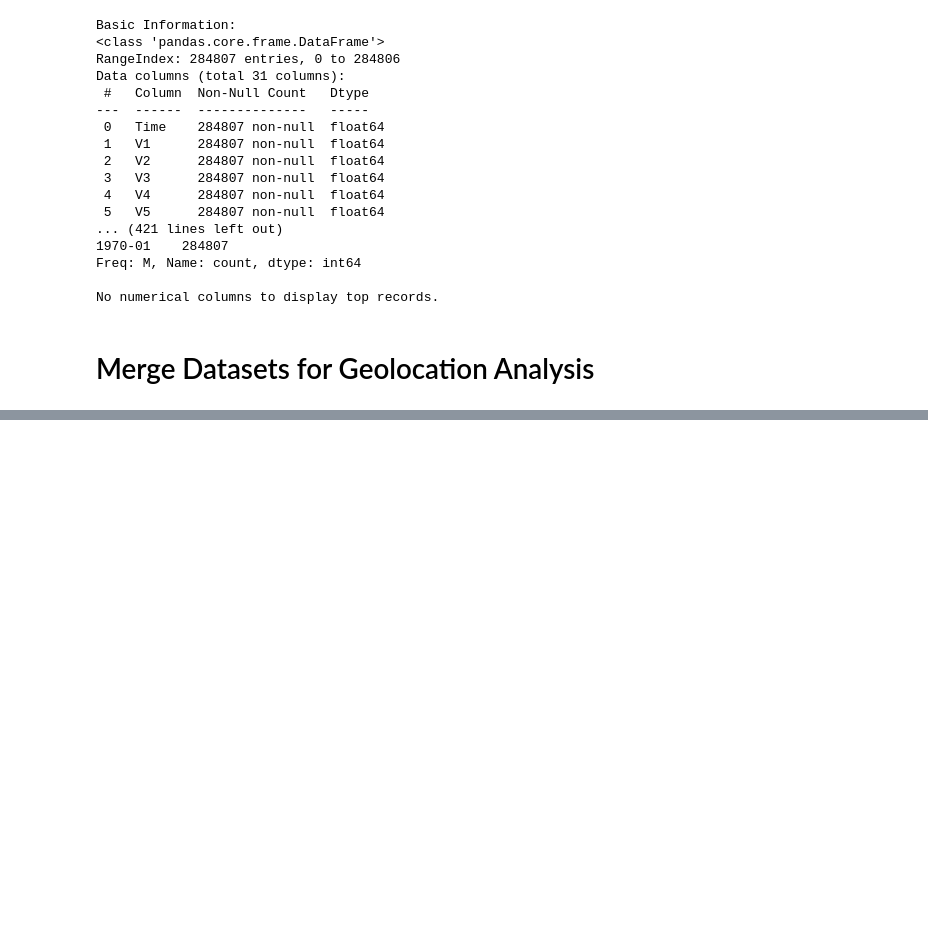
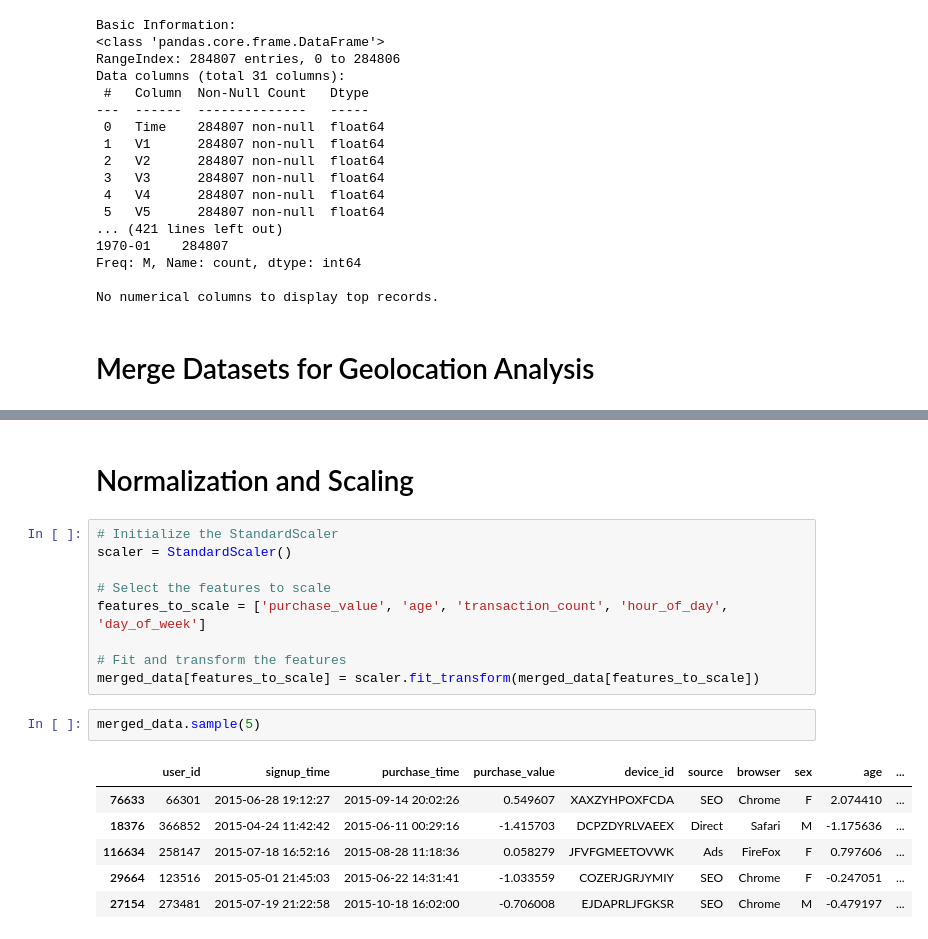
Before and after one commit to mihretgold/Adey-Innovation-Fraud-Detection-Project-, a Jupyter notebook: notebooks/fraud_detection.ipynb, the cells around one changed output, grey strips where cells are left out. Cells and saved outputs as stored; diff of their text form; blank space fills up the shorter version.

```diff
--- a/notebooks/fraud_detection.ipynb
+++ b/notebooks/fraud_detection.ipynb
@@ -398,0 +577,20 @@ print(merged_data.head())
+# %% [markdown]
+# Normalization and Scaling
+# %%
+# Initialize the StandardScaler
+scaler = StandardScaler()
+
+# Select the features to scale
+features_to_scale = ['purchase_value', 'age', 'transaction_count', 'hour_of_day', 'day_of_week']
+
+# Fit and transform the features
+merged_data[features_to_scale] = scaler.fit_transform(merged_data[features_to_scale])
+# %%
+merged_data.sample(5)
+# %% [output]
+|  | user_id | signup_time | purchase_time | purchase_value | device_id | source | browser | sex | age | ... |
+| 76633 | 66301 | 2015-06-28 19:12:27 | 2015-09-14 20:02:26 | 0.549607 | XAXZYHPOXFCDA | SEO | Chrome | F | 2.074410 | ... |
+| 18376 | 366852 | 2015-04-24 11:42:42 | 2015-06-11 00:29:16 | -1.415703 | DCPZDYRLVAEEX | Direct | Safari | M | -1.175636 | ... |
+| 116634 | 258147 | 2015-07-18 16:52:16 | 2015-08-28 11:18:36 | 0.058279 | JFVFGMEETOVWK | Ads | FireFox | F | 0.797606 | ... |
+| 29664 | 123516 | 2015-05-01 21:45:03 | 2015-06-22 14:31:41 | -1.033559 | COZERJGRJYMIY | SEO | Chrome | F | -0.247051 | ... |
+| 27154 | 273481 | 2015-07-19 21:22:58 | 2015-10-18 16:02:00 | -0.706008 | EJDAPRLJFGKSR | SEO | Chrome | M | -0.479197 | ... |
```
Also changed, not shown: parts of 25 cells of this notebook.
